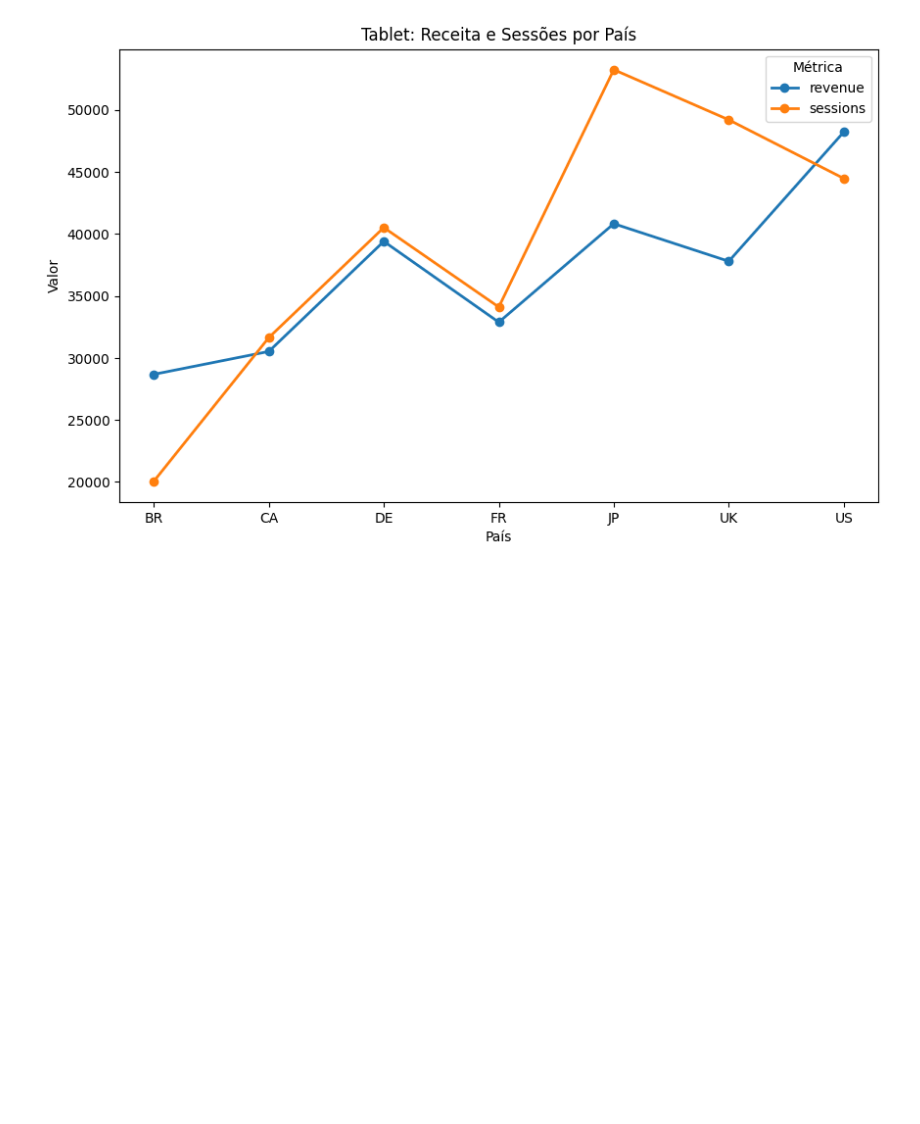
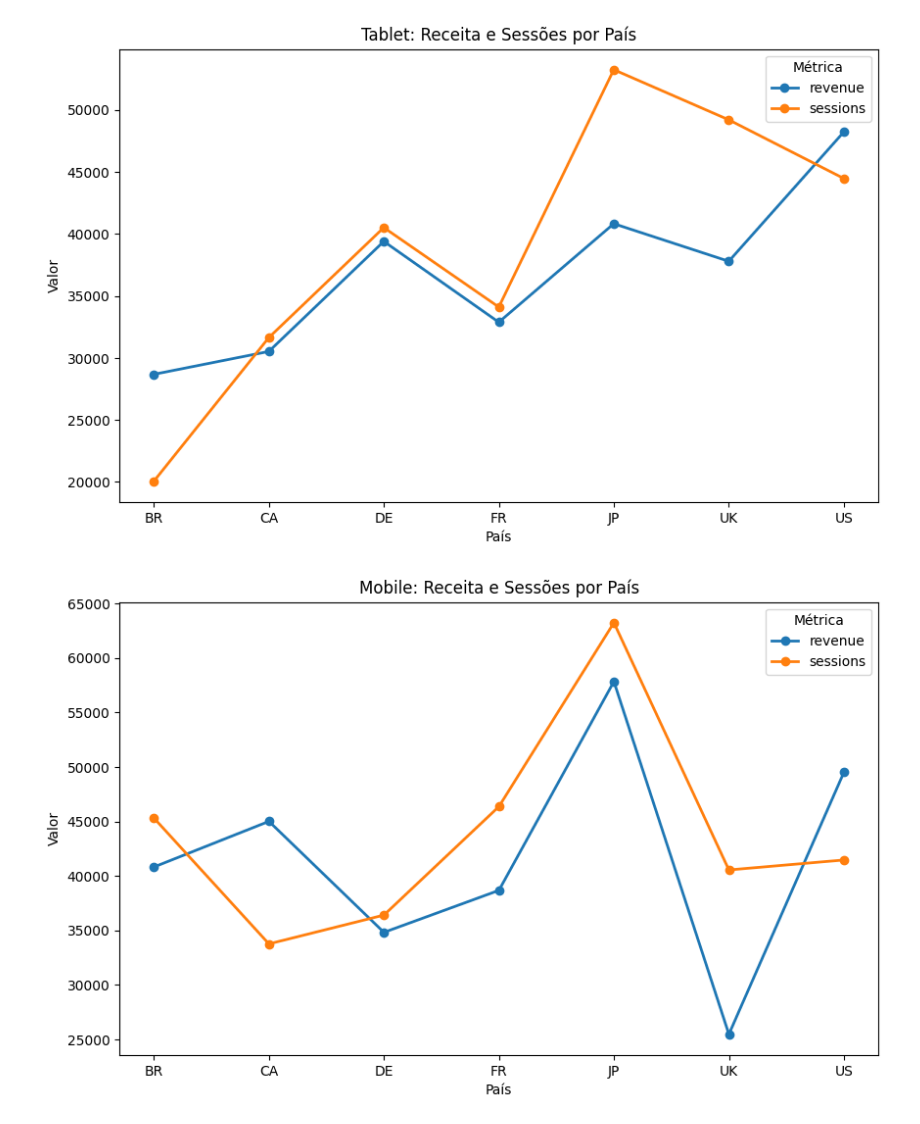
Before and after one commit to DanielBorbafs/study, a Jupyter notebook: 01_analise_de_perfomance/analise_clientes.ipynb, the cells around one changed output. Cells and saved outputs as stored; diff of their text form; code cells hidden in the pictures; blank space fills up the shorter version.

```diff
--- a/01_analise_de_perfomance/analise_clientes.ipynb
+++ b/01_analise_de_perfomance/analise_clientes.ipynb
@@ -92,3 +128,7 @@ df_tablet_sem_outliers.head()
 | 488 | 6161 | 2025-05-03 | 1193 | 995 | 4991.02 | Tablet | CA | 79.5 | 114 |
 | 969 | 1966 | 2026-08-27 | 2238 | 1610 | 2910.79 | Tablet | FR | 79.4 | 63 |
 | 1137 | 2252 | 2027-02-11 | 208 | 1600 | 533.13 | Tablet | DE | 79.4 | 61 |
+# %%
+df_mobile_sem_outliers = df_mobile_sem_outliers[(df_mobile_sem_outliers['bounce_rate'] > 65)]
+df_mobile_sem_outliers = df_mobile_sem_outliers.sort_values(by='bounce_rate', ascending=False)
+df_mobile_sem_outliers.head()
@@ -121,6 +167,8 @@ print(df_tablet_sem_outliers.to_string())
 vamos agrupar os dados por região e as demais colunas vamos preencher com a moda, mas antes vamos remover a coluna data e client_id pois elas não serão mais úteis nessa etapa em específico daqui para frente.
 # %%
 df_tablet_sem_outliers_limpa = df_tablet_sem_outliers.drop(columns=['date' , 'client_id'])
+df_mobile_sem_outliers = df_mobile_sem_outliers.drop(columns=['date' , 'client_id'])
+df_web_sem_outliers = df_web_sem_outliers.drop(columns=['date' , 'client_id'])
 # %%
 df_tablet_sem_outliers_limpa.head(5)
 # %% [output]
@@ -148,3 +204,19 @@ tablet_agrupado = df_tablet_sem_outliers_limpa.groupby('country').agg({
     'bounce_rate': lambda x: round(x.mode()[0], 1),
     'page_views': lambda x: round(x.mean(), 0)
 })
+
+mobile_agrupado = df_mobile_sem_outliers.groupby('country').agg({
+    'sessions': lambda x: round(x.sum(), 2),
+    'active_users': lambda x: round(x.mean(), 1),
+    'revenue': lambda x: round(x.sum(), 2),
+    'bounce_rate': lambda x: round(x.mode()[0], 1),
+    'page_views': lambda x: round(x.mean(), 0)
+})
+
+web_agrupado = df_web_sem_outliers.groupby('country').agg({
+    'sessions': lambda x: round(x.sum(), 2),
+    'active_users': lambda x: round(x.mean(), 1),
+    'revenue': lambda x: round(x.sum(), 2),
+    'bounce_rate': lambda x: round(x.mode()[0], 1),
+    'page_views': lambda x: round(x.mean(), 0)
+})
@@ -186,3 +280,27 @@ plt.legend(title='Métrica')
 plt.show()
 # %% [output]
 [figure]
+# %%
+import matplotlib.pyplot as plt  # Correção na importação
+
+# Resetar o índice para transformar 'country' em coluna novamente
+mobile_agrupado_reset = mobile_agrupado.reset_index()
+
+# Agora sim podemos usar 'country' no eixo x
+mobile_agrupado_reset.plot(
+    x='country',
+    y=['revenue', 'sessions'],
+    kind='line',
+    marker='o',
+    figsize=(10, 6),
+    linewidth=2
+)
+
+plt.title('Mobile: Receita e Sessões por País')
+plt.xlabel('País')
+plt.ylabel('Valor')
+# plt.grid(True)
+plt.legend(title='Métrica')
+plt.show()
+# %% [output]
+[figure, added]
```
Also changed, not shown: parts of 24 cells of this notebook.
